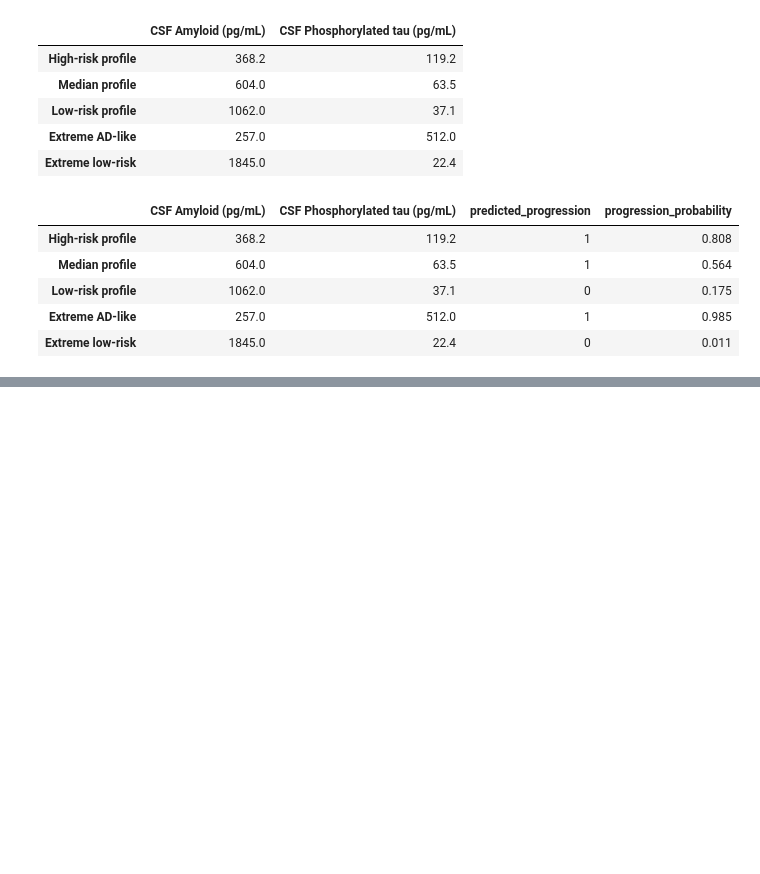
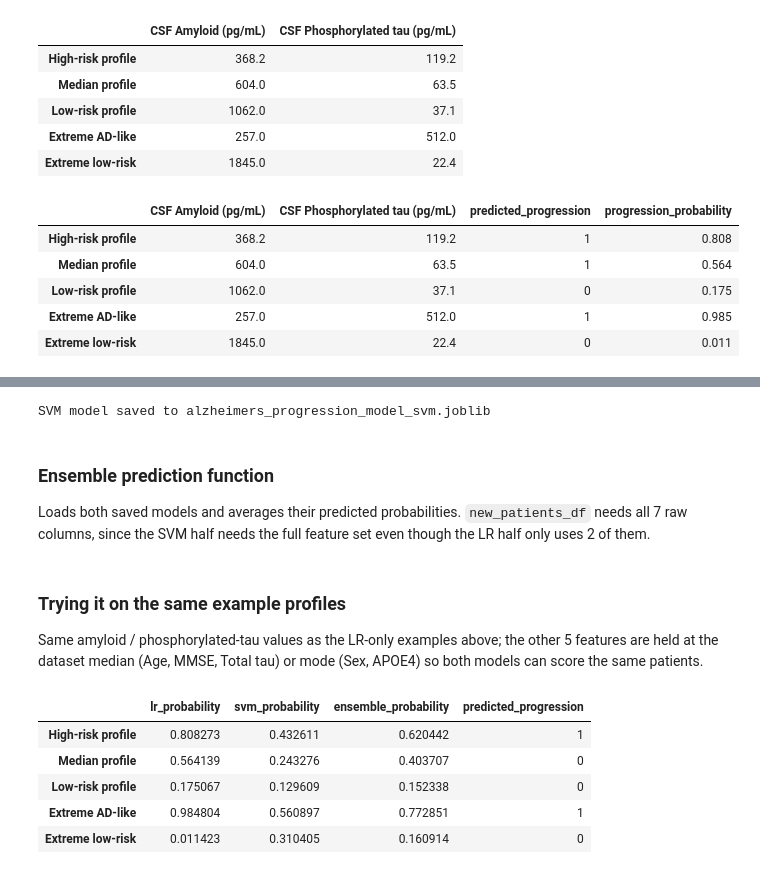
Before and after one commit to davidharrisnet/ucb_capstone_alzheimers, a Jupyter notebook: lipidomics2.ipynb, the cells around one changed output, grey strips where cells are left out. Cells and saved outputs as stored; diff of their text form; code cells hidden in the pictures; blank space fills up the shorter version.

```diff
--- a/lipidomics2.ipynb
+++ b/lipidomics2.ipynb
@@ -681,0 +687,75 @@ results
+# %%
+import joblib
+from sklearn.pipeline import Pipeline
+from sklearn.preprocessing import StandardScaler
+from sklearn.svm import SVC
+
+# Tuned hyperparameters from model_comparison.ipynb's GridSearchCV (scored on F2)
+# NOTE: hardcoded (not reusing `feature_cols`) because that name gets reassigned to the
+# 2-feature LR list earlier in this notebook (see the example-patients cell above)
+svm_features = ['Age', 'MMSE', 'CSF Amyloid (pg/mL)', 'CSF Total tau (pg/mL)', 'CSF Phosphorylated tau (pg/mL)', 'Sex', 'APOE4']
+X_svm = mci[svm_features]
+
+# ---- Build and fit on the FULL dataset (all 89 patients), same deployment pattern as the LR model above ----
+deployable_svm = Pipeline([
+    ('sc', StandardScaler()),
+    ('clf', SVC(C=0.1, gamma='scale', kernel='rbf', probability=True, random_state=42))
+])
+deployable_svm.fit(X_svm, y)
+
+joblib.dump(deployable_svm, 'alzheimers_progression_model_svm.joblib')
+joblib.dump(svm_features, 'alzheimers_progression_model_svm_features.joblib')
+print("SVM model saved to alzheimers_progression_model_svm.joblib")
+# %% [output]
+SVM model saved to alzheimers_progression_model_svm.joblib
+# %% [markdown]
+### Ensemble prediction function
+
+Loads both saved models and averages their predicted probabilities. `new_patients_df` needs all 7 raw columns, since the SVM half needs the full feature set even though the LR half only uses 2 of them.
+# %%
+import joblib
+import pandas as pd
+
+lr_model = joblib.load('alzheimers_progression_model.joblib')
+lr_features = joblib.load('alzheimers_progression_model_features.joblib')
+
+svm_model = joblib.load('alzheimers_progression_model_svm.joblib')
+svm_features = joblib.load('alzheimers_progression_model_svm_features.joblib')
+
+def predict_progression_ensemble(new_patients_df, threshold=0.5):
+    # Average the LR (2-feature) and SVM (7-feature) probabilities
+    lr_proba = lr_model.predict_proba(new_patients_df[lr_features])[:, 1]
+    svm_proba = svm_model.predict_proba(new_patients_df[svm_features])[:, 1]
+    avg_proba = (lr_proba + svm_proba) / 2
+
+    return pd.DataFrame({
+        'lr_probability': lr_proba,
+        'svm_probability': svm_proba,
+        'ensemble_probability': avg_proba,
+        'predicted_progression': (avg_proba >= threshold).astype(int),
+    }, index=new_patients_df.index)
+# %% [markdown]
+### Trying it on the same example profiles
+
+Same amyloid / phosphorylated-tau values as the LR-only examples above; the other 5 features are held at the dataset median (Age, MMSE, Total tau) or mode (Sex, APOE4) so both models can score the same patients.
+# %%
+feature_cols_full = ['Age', 'MMSE', 'CSF Amyloid (pg/mL)', 'CSF Total tau (pg/mL)', 'CSF Phosphorylated tau (pg/mL)', 'Sex', 'APOE4']
+
+test_array_full = [
+    [73, 27, 368.2,  332.0, 119.2, 0, 0],   # High-risk profile
+    [73, 27, 604.0,  332.0, 63.5,  0, 0],   # Median profile
+    [73, 27, 1062.0, 332.0, 37.1,  0, 0],   # Low-risk profile
+    [73, 27, 257.0,  332.0, 512.0, 0, 0],   # Extreme AD-like
+    [73, 27, 1845.0, 332.0, 22.4,  0, 0],   # Extreme low-risk
+]
+test_labels_full = ['High-risk profile', 'Median profile', 'Low-risk profile', 'Extreme AD-like', 'Extreme low-risk']
+
+test_patients_full = pd.DataFrame(test_array_full, columns=feature_cols_full, index=test_labels_full)
+predict_progression_ensemble(test_patients_full)
+# %% [output]
+|  | lr_probability | svm_probability | ensemble_probability | predicted_progression |
+| High-risk profile | 0.808273 | 0.432611 | 0.620442 | 1 |
+| Median profile | 0.564139 | 0.243276 | 0.403707 | 0 |
+| Low-risk profile | 0.175067 | 0.129609 | 0.152338 | 0 |
+| Extreme AD-like | 0.984804 | 0.560897 | 0.772851 | 1 |
+| Extreme low-risk | 0.011423 | 0.310405 | 0.160914 | 0 |
```
Also changed, not shown: parts of 7 cells of this notebook, 11 other files.
